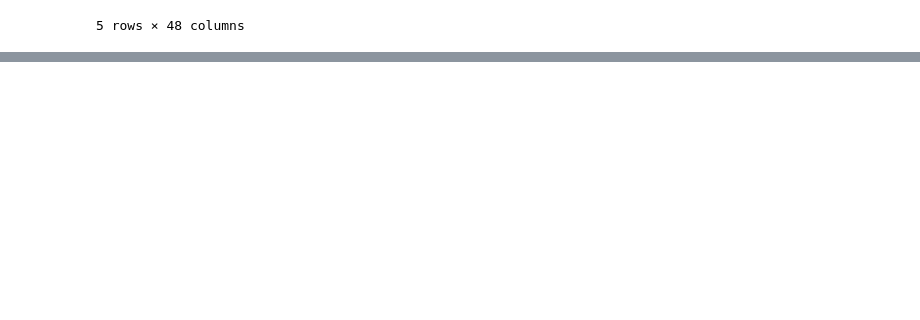
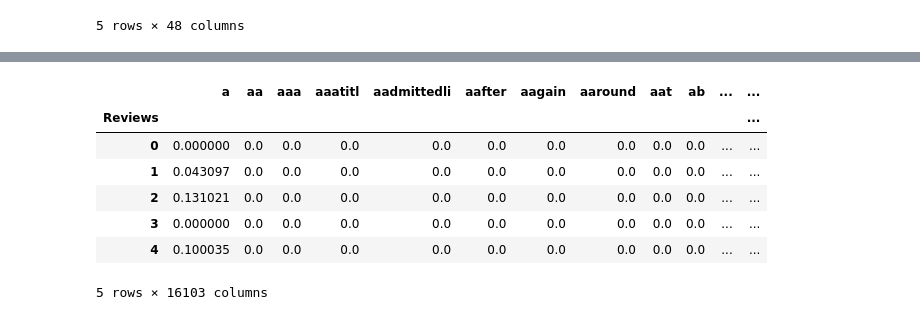
Before and after one commit to SportsReiter12/Data-Science, a Jupyter notebook: Video Game Capstone Project/Data Wrangling/Video Game Capstone Project Data Wrangling.ipynb, the cells around one changed output, grey strips where cells are left out. Cells and saved outputs as stored; diff of their text form; code cells hidden in the pictures; blank space fills up the shorter version.

```diff
--- a/Video Game Capstone Project/Data Wrangling/Video Game Capstone Project Data Wrangling.ipynb
+++ b/Video Game Capstone Project/Data Wrangling/Video Game Capstone Project Data Wrangling.ipynb
@@ -364,3 +377,17 @@ df_wt.head()
+# %%
+# Working Trying to get average value for each token for each game
+df_wt = df_wt.reset_index()
+df_nlp = df_wt.pivot_table(index='Reviews', aggfunc='mean')
+df_nlp.head()
+# %% [output]
+|  | a | aa | aaa | aaatitl | aadmittedli | aafter | aagain | aaround | aat | ab | ... | ... |
+| Reviews |  |  |  |  |  |  |  |  |  |  |  | ... |
+| 0 | 0.000000 | 0.0 | 0.0 | 0.0 | 0.0 | 0.0 | 0.0 | 0.0 | 0.0 | 0.0 | ... | ... |
+| 1 | 0.043097 | 0.0 | 0.0 | 0.0 | 0.0 | 0.0 | 0.0 | 0.0 | 0.0 | 0.0 | ... | ... |
+| 2 | 0.131021 | 0.0 | 0.0 | 0.0 | 0.0 | 0.0 | 0.0 | 0.0 | 0.0 | 0.0 | ... | ... |
+| 3 | 0.000000 | 0.0 | 0.0 | 0.0 | 0.0 | 0.0 | 0.0 | 0.0 | 0.0 | 0.0 | ... | ... |
+| 4 | 0.100035 | 0.0 | 0.0 | 0.0 | 0.0 | 0.0 | 0.0 | 0.0 | 0.0 | 0.0 | ... | ... |
+5 rows × 16103 columns
 # %%
 # Get average value for each token in each game, make it one game per row (using aggregation)
 # Possibly for Merging
```
Also changed, not shown: parts of 10 cells of this notebook.
